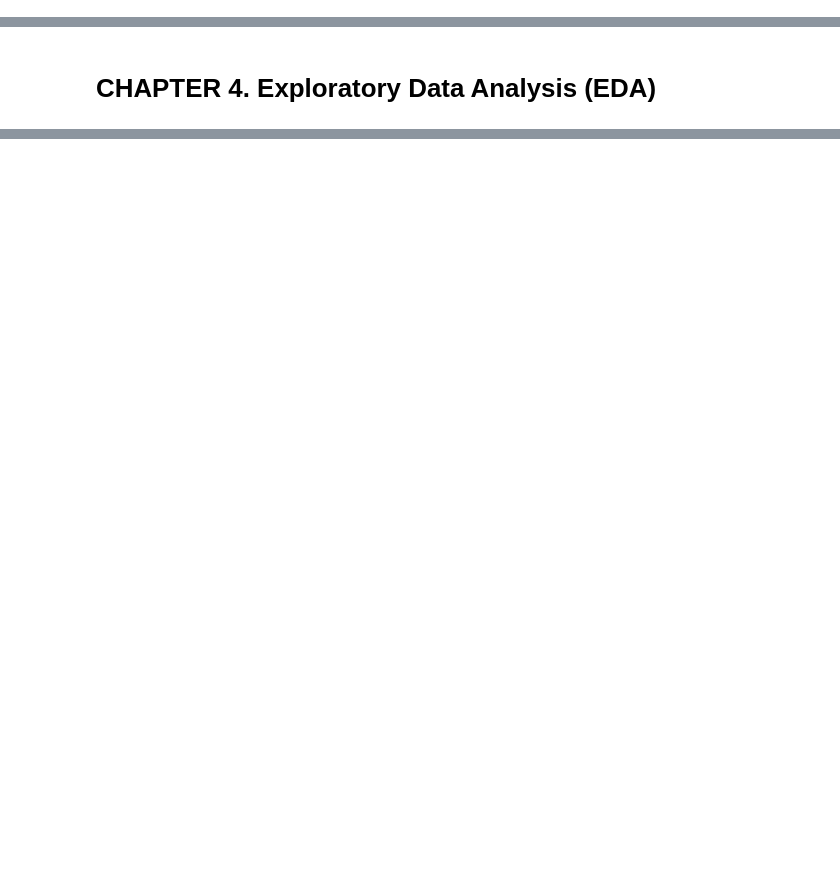
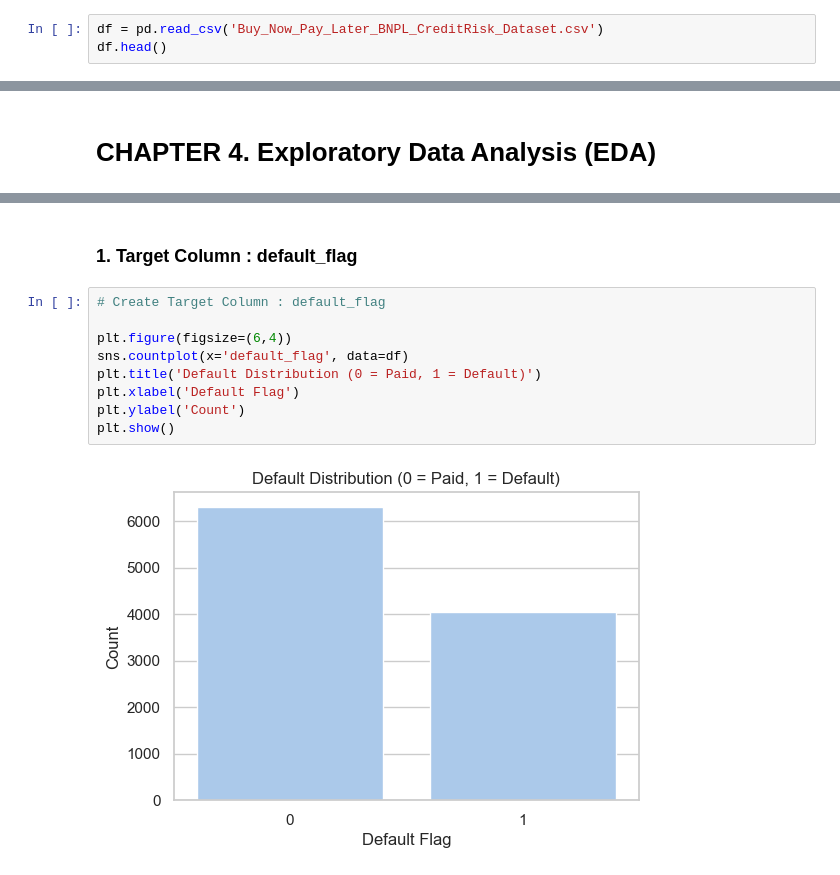
Before and after one commit to FTDS-assignment-bay/p2-ftds-final-project-ftds-053-rmt-group-002, a Jupyter notebook: modeling.ipynb, the cells around one changed output, grey strips where cells are left out. Saved outputs shown, nothing was run; the diff lists cells and outputs as text; blank space fills up the shorter version.

```diff
--- a/modeling.ipynb
+++ b/modeling.ipynb
@@ -15,2 +93,5 @@
 # %% [markdown]
 # **CHAPTER 3. Data Loading**
+# %%
+df = pd.read_csv('Buy_Now_Pay_Later_BNPL_CreditRisk_Dataset.csv')
+df.head()
@@ -20,0 +186,13 @@
+# %% [markdown]
+### **1. Target Column : default_flag**
+# %%
+# Create Target Column : default_flag
+
+plt.figure(figsize=(6,4))
+sns.countplot(x='default_flag', data=df)
+plt.title('Default Distribution (0 = Paid, 1 = Default)')
+plt.xlabel('Default Flag')
+plt.ylabel('Count')
+plt.show()
+# %% [output]
+[figure, added]
```
Also changed, not shown: parts of 168 cells of this notebook, 17 other files.
